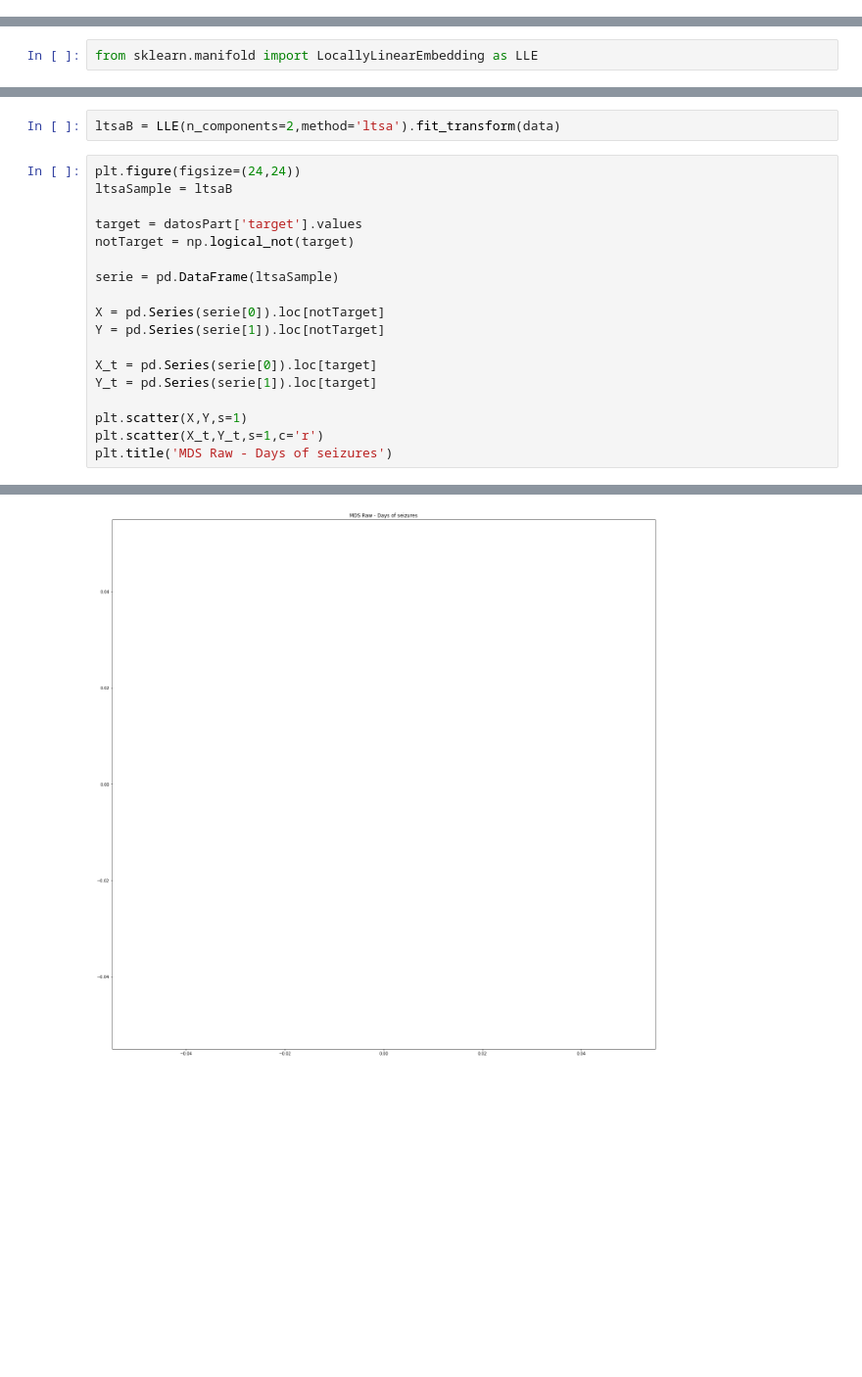
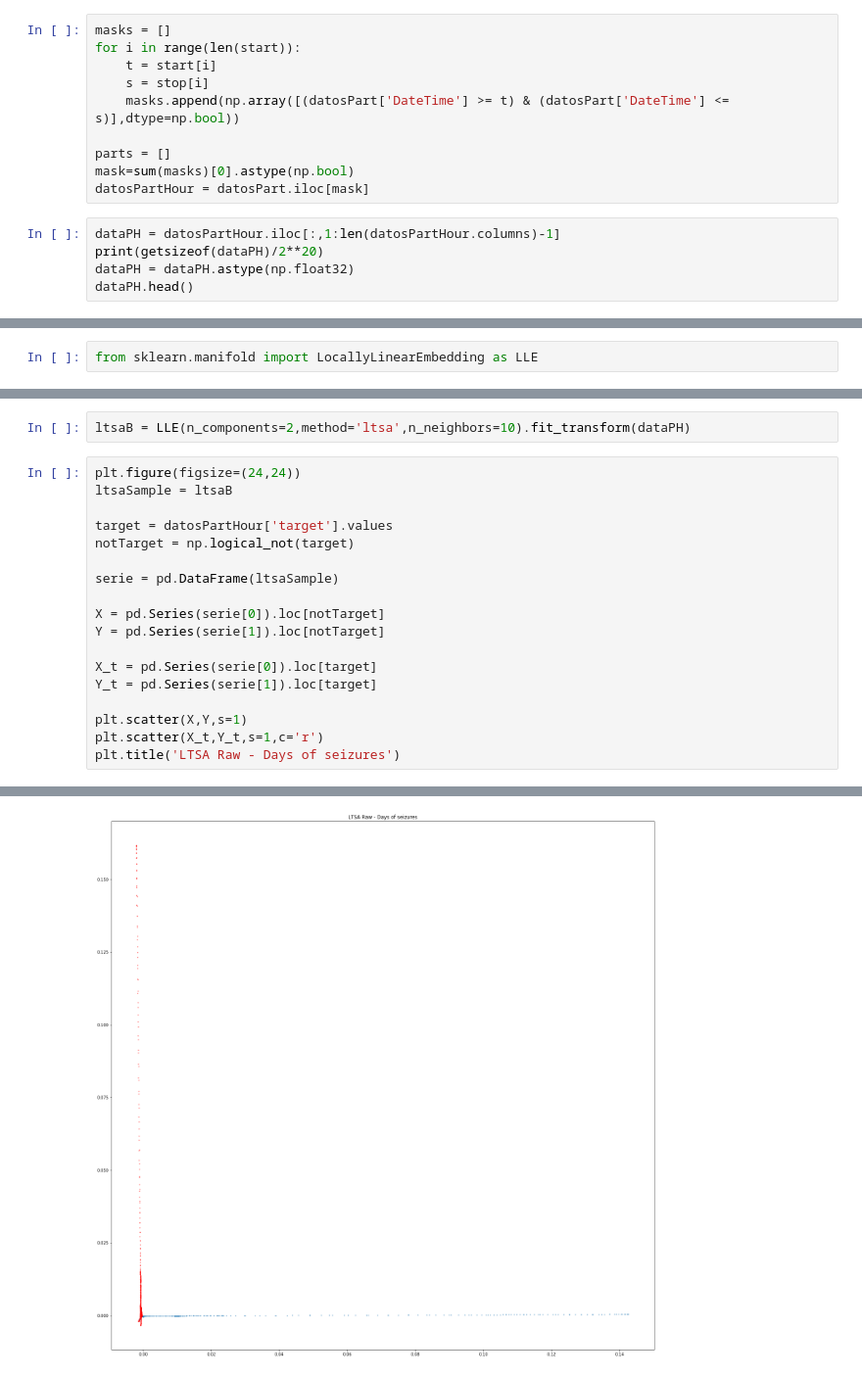
Before and after one commit to jlgarridol/TFG-SmartBeds, a Jupyter notebook: src/Técnicas de reducción de dimensionalidad.ipynb, the cells around one changed output, grey strips where cells are left out. Shown at 98% size. Saved outputs shown, nothing was run; the diff lists cells and outputs as text; blank space fills up the shorter version.

```diff
--- a/src/Técnicas de reducción de dimensionalidad.ipynb
+++ b/src/Técnicas de reducción de dimensionalidad.ipynb
@@ -58,0 +95,15 @@ data.head()
+# %%
+masks = []
+for i in range(len(start)):
+    t = start[i]
+    s = stop[i]
+    masks.append(np.array([(datosPart['DateTime'] >= t) & (datosPart['DateTime'] <= s)],dtype=np.bool))
+
+parts = []
+mask=sum(masks)[0].astype(np.bool)
+datosPartHour = datosPart.iloc[mask]
+# %%
+dataPH = datosPartHour.iloc[:,1:len(datosPartHour.columns)-1]
+print(getsizeof(dataPH)/2**20)
+dataPH = dataPH.astype(np.float32)
+dataPH.head()
@@ -149,10 +211,10 @@ from sklearn.manifold import LocallyLinearEmbedding as LLE
 # %%
-ltsaB = LLE(n_components=2,method='ltsa').fit_transform(data)
+ltsaB = LLE(n_components=2,method='ltsa',n_neighbors=10).fit_transform(dataPH)
 # %%
 plt.figure(figsize=(24,24))
 ltsaSample = ltsaB
 
-target = datosPart['target'].values
+target = datosPartHour['target'].values
 notTarget = np.logical_not(target)
 
 serie = pd.DataFrame(ltsaSample)
@@ -165,5 +227,5 @@ Y_t = pd.Series(serie[1]).loc[target]
 
 plt.scatter(X,Y,s=1)
 plt.scatter(X_t,Y_t,s=1,c='r')
-plt.title('MDS Raw - Days of seizures')
+plt.title('LTSA Raw - Days of seizures')
 # %% [output]
@@ -171 +233 @@ Text(0.5, 1.0, 'MDS Raw - Days of seizures')
-[figure, old version]
+[figure, new version]
```
Also changed, not shown: parts of 17 cells of this notebook, 2 other files.
